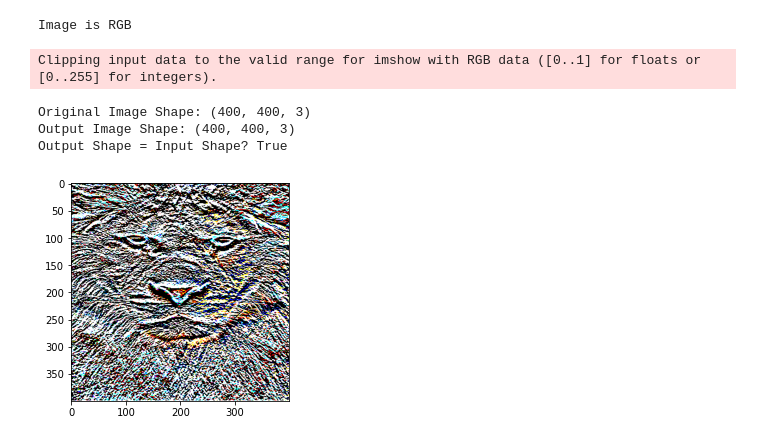
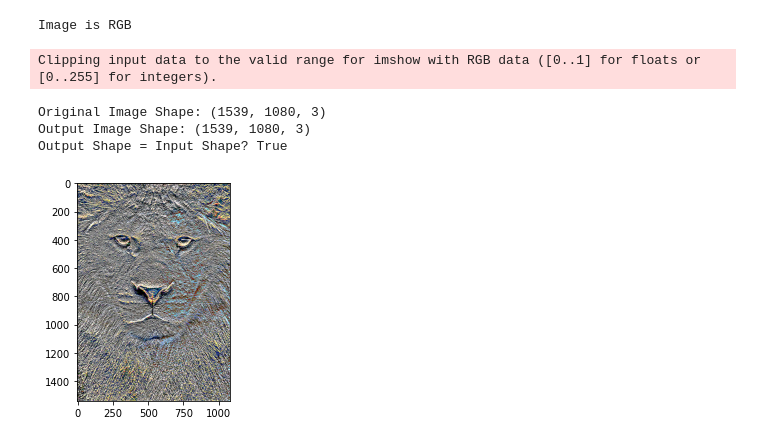
Before and after one commit to zmz223/CS584, a Jupyter notebook: hw3/hw3.ipynb, the cells around one changed output. Drawn from its saved outputs; the diff is of its cells as text; code cells hidden in the pictures.

```diff
--- a/hw3/hw3.ipynb
+++ b/hw3/hw3.ipynb
@@ -61,21 +61,22 @@ def my_imfilter(image, kernel):
     return out
 # %%
 def main():
-    gray = cv2.imread("Image3.jpg")
-    gray = cv2.resize(gray, (400, 400))
+    test = cv2.imread("Image3.jpg")
+    test = cv2.cvtColor(test, cv2.COLOR_BGR2RGB)
+    gray = cv2.resize(test, (400, 400))
     kernel1 = np.array([[1, 1, 1], [0, 0, 0], [-1, -1, -1]])
     kernel2 = np.array([[1, 1, 1], [0, 0, 0], [1, 1, 1], [0, 0, 0], [1, 1, 1]])
-    out = my_imfilter(gray, kernel1)
-    print("Original Image Shape: " + str(gray.shape))
+    out = my_imfilter(test, kernel1)
+    print("Original Image Shape: " + str(test.shape))
     print("Output Image Shape: " + str(out.shape))
-    print("Output Shape = Input Shape? " + str((out.shape==gray.shape)))
+    print("Output Shape = Input Shape? " + str((out.shape==test.shape)))
     plt.imshow(out)
 
 main()
 # %% [output]
 Image is RGB
 Clipping input data to the valid range for imshow with RGB data ([0..1] for floats or [0..255] for integers).
-Original Image Shape: (400, 400, 3)
-Output Image Shape: (400, 400, 3)
+Original Image Shape: (1539, 1080, 3)
+Output Image Shape: (1539, 1080, 3)
 Output Shape = Input Shape? True
-[figure, old version]
+[figure, new version]
```
Also changed, not shown: parts of 10 cells of this notebook.
